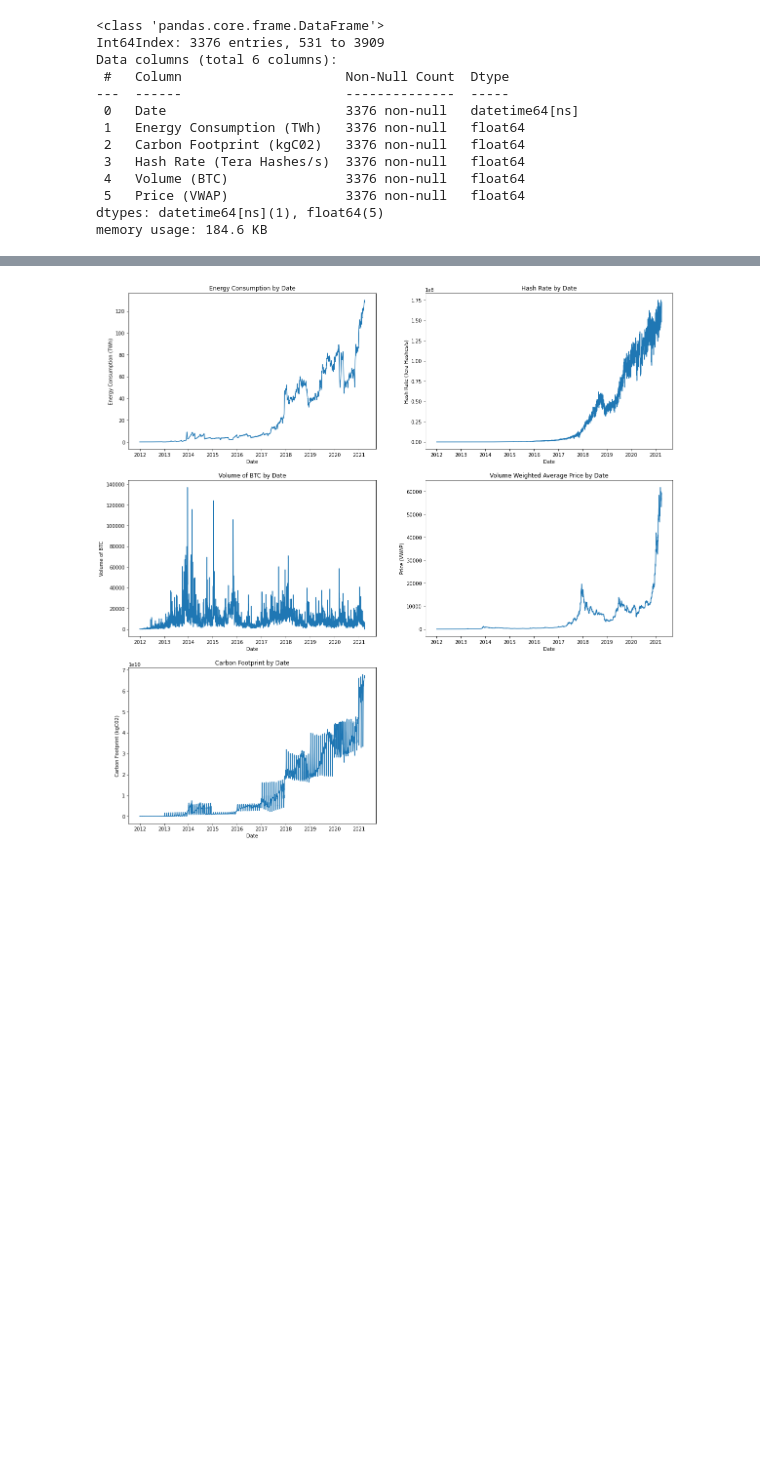
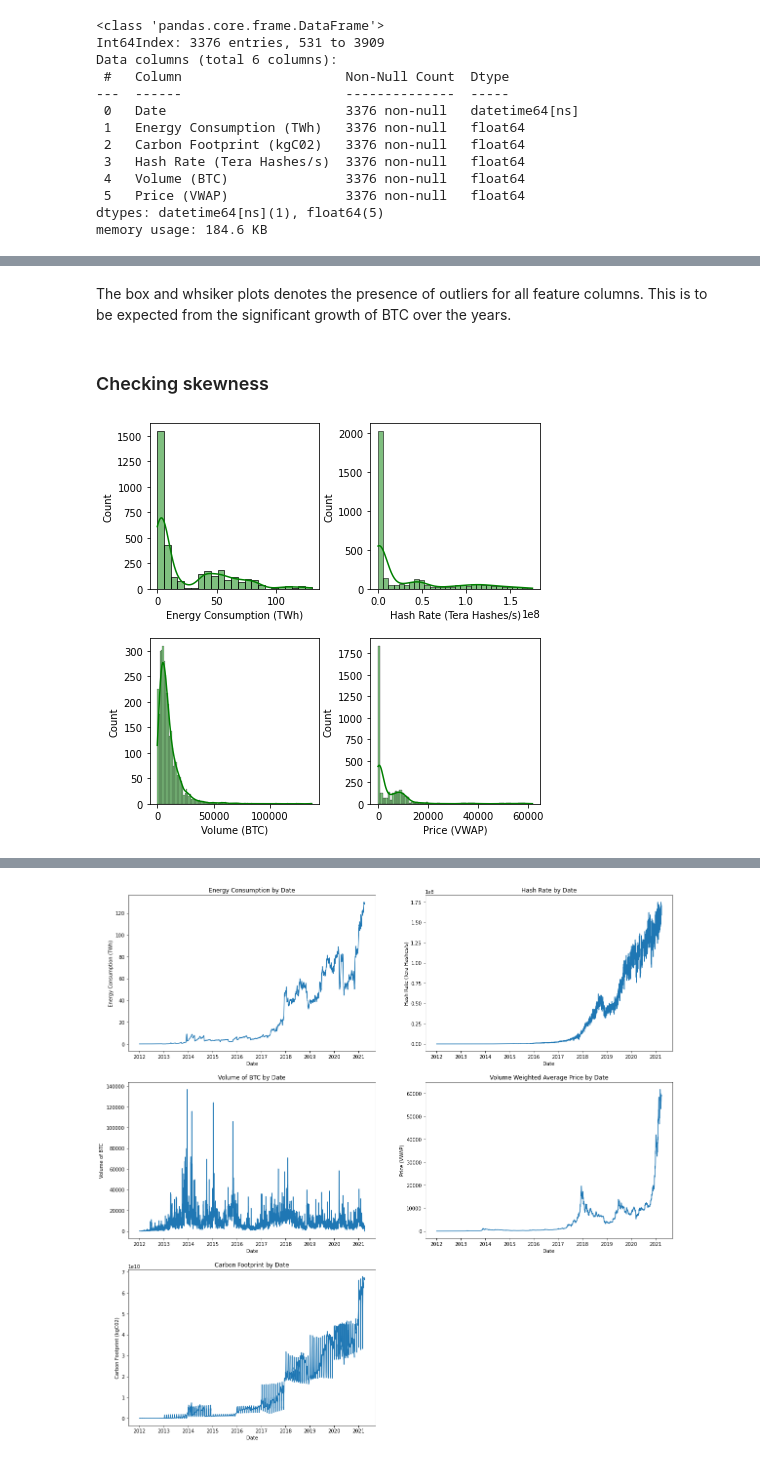
Before and after one commit to nicocoloco/cs132proj, a Jupyter notebook: CS-132-Final-Project.ipynb, the cells around one changed output, grey strips where cells are left out. Saved outputs shown, nothing was run; the diff lists cells and outputs as text; code cells hidden in the pictures; blank space fills up the shorter version.

```diff
--- a/CS-132-Final-Project.ipynb
+++ b/CS-132-Final-Project.ipynb
@@ -416,0 +485,17 @@ The <i>time series line plot</i> and <i>scatter plot</i> will be used to visuali
+# %% [markdown]
+The box and whsiker plots denotes the presence of outliers for all feature columns. This is to be expected from the significant growth of BTC over the years.
+# %% [markdown]
+### Checking skewness
+# %%
+fig, axs = plt.subplots(2, 2, figsize=(7,7))
+
+sns.histplot(data=df, x="Energy Consumption (TWh)", kde=True, color="green", ax=axs[0, 0])
+sns.histplot(data=df, x="Hash Rate (Tera Hashes/s)", kde=True, color="green", ax=axs[0, 1])
+sns.histplot(data=df, x="Volume (BTC)", kde=True, color="green", ax=axs[1, 0])
+sns.histplot(data=df, x="Price (VWAP)", kde=True, color="green", ax=axs[1, 1])
+
+plt.subplots_adjust(wspace=.3, hspace=.3)
+
+plt.show()
+# %% [output]
+[figure, added]
```
Also changed, not shown: parts of 23 cells of this notebook.
